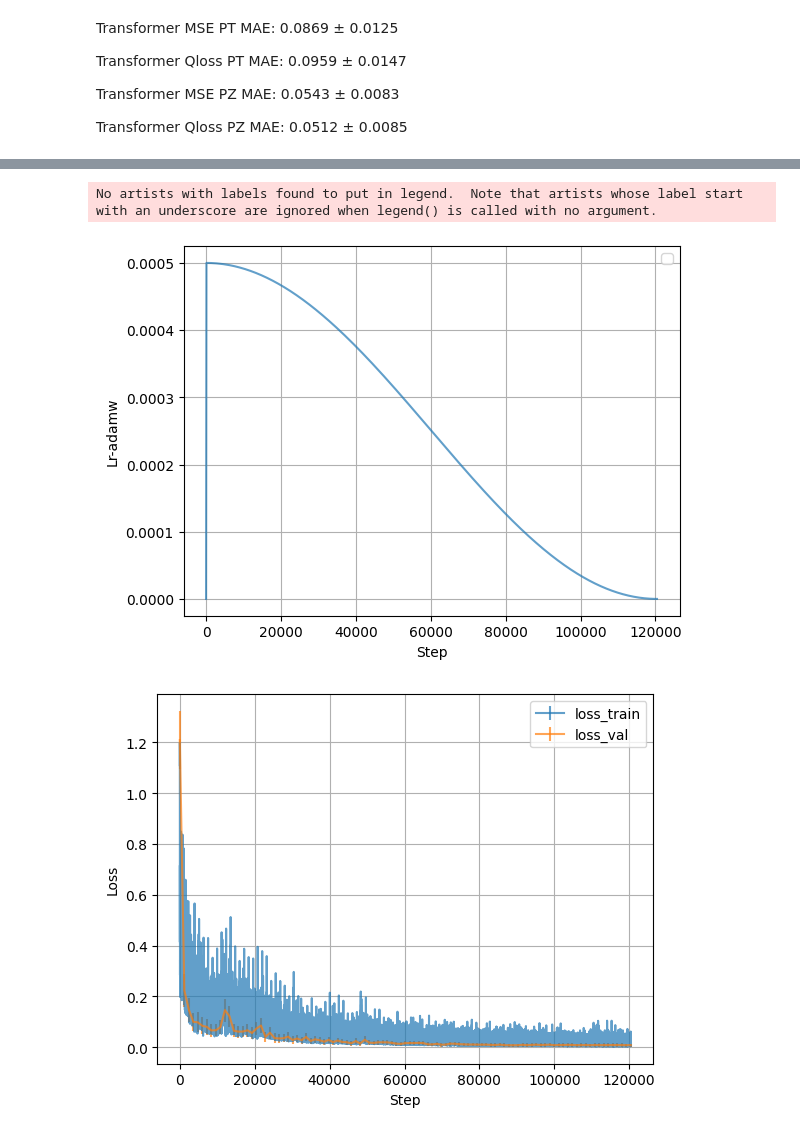
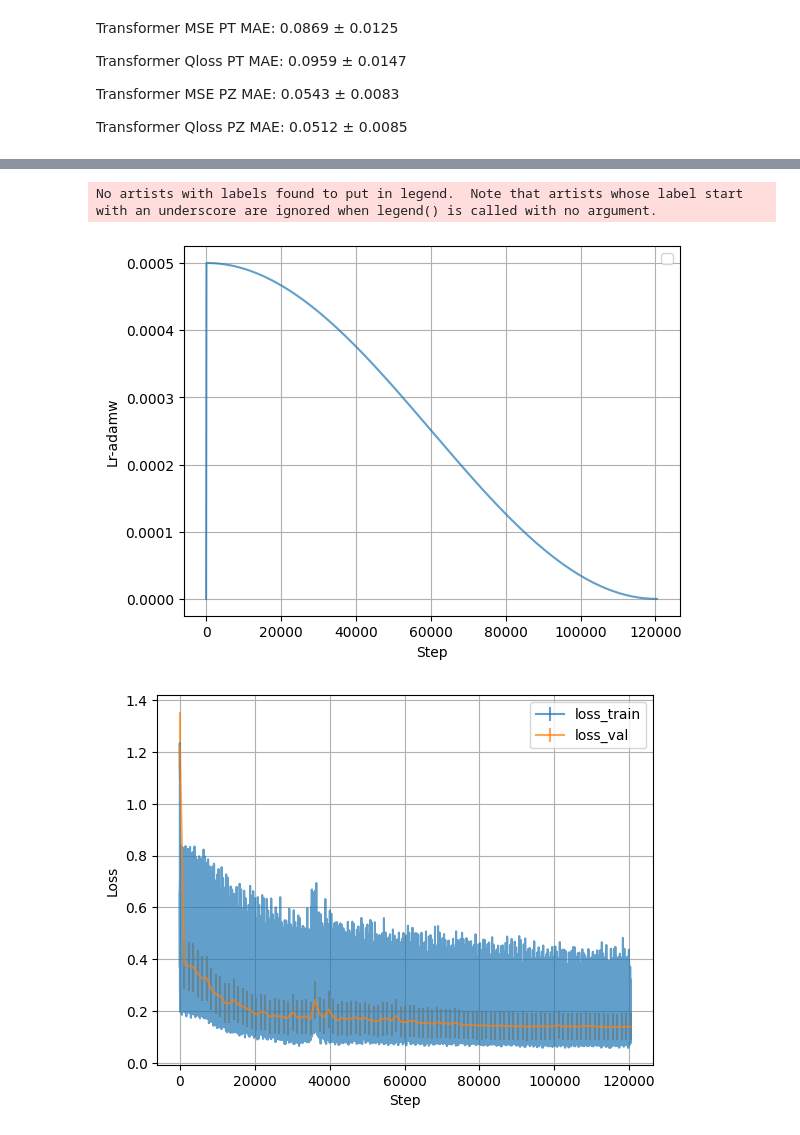
Before and after one commit to CouthuresJeremy/TrackFormer, a Jupyter notebook: dataanalysis.ipynb, the cells around one changed output, grey strips where cells are left out. Drawn from its saved outputs; the diff is of its cells as text; code cells hidden in the pictures.

```diff
--- a/dataanalysis.ipynb
+++ b/dataanalysis.ipynb
@@ -1705,5 +1706,6 @@ No artists with labels found to put in legend.  Note that artists whose label st
 # %%
 log_dir = "./Models/TrackML/version_124"
+log_dir = "./Models/TrackML/version_139"
 plot_tensorboard(log_dir)
 # %% [output]
           step       tag     value  dir_name
@@ -1724,5 +1726,5 @@ plot_tensorboard(log_dir)
 
 [135502 rows x 5 columns]
 No artists with labels found to put in legend.  Note that artists whose label start with an underscore are ignored when legend() is called with no argument.
 [figure]
-[figure, old version]
+[figure, new version]
```
Also changed, not shown: parts of 18 cells of this notebook.
